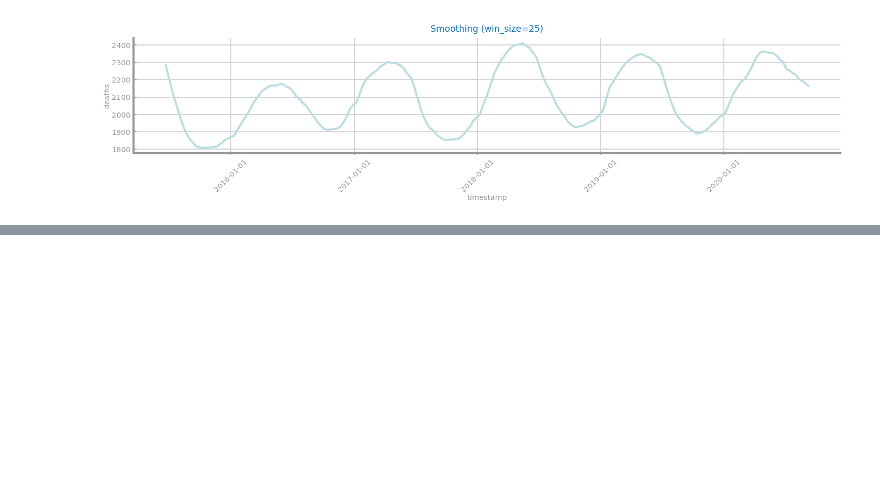
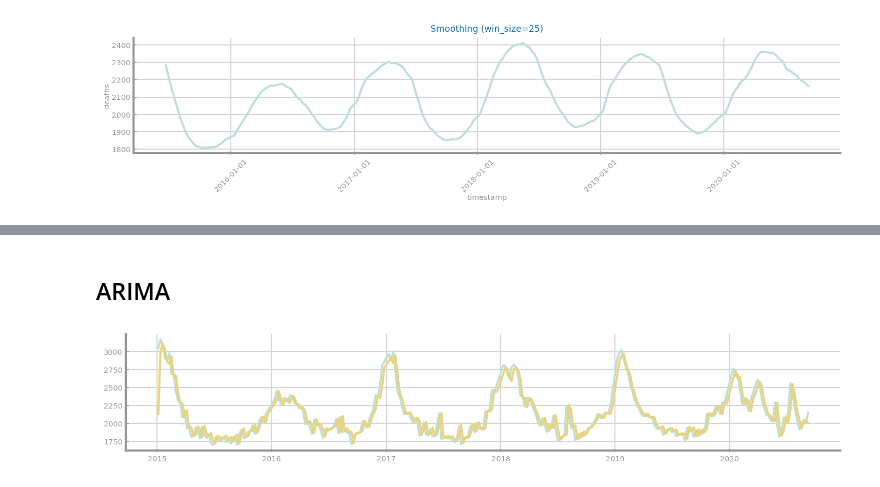
Before and after one commit to filipesousaist/ds_project, a Jupyter notebook: ts_dataset2/Deaths-pt.ipynb, the cells around one changed output, grey strips where cells are left out. Cells and saved outputs as stored; diff of their text form; code cells hidden in the pictures; blank space fills up the shorter version.

```diff
--- a/ts_dataset2/Deaths-pt.ipynb
+++ b/ts_dataset2/Deaths-pt.ipynb
@@ -233,0 +268,15 @@ plt.show()
+# %% [markdown]
+## ARIMA
+# %%
+from matplotlib import pyplot as plt
+from statsmodels.tsa.arima.model import ARIMA
+
+df = data
+model = ARIMA(df, order=(1,0,1))
+results = model.fit()
+plt.figure(figsize=(FIG_WIDTH, FIG_HEIGHT))
+plt.plot(df)
+plt.plot(results.fittedvalues)
+plt.show()
+# %% [output]
+[figure, added]
```
Also changed, not shown: parts of 6 cells of this notebook, 2 other files.
